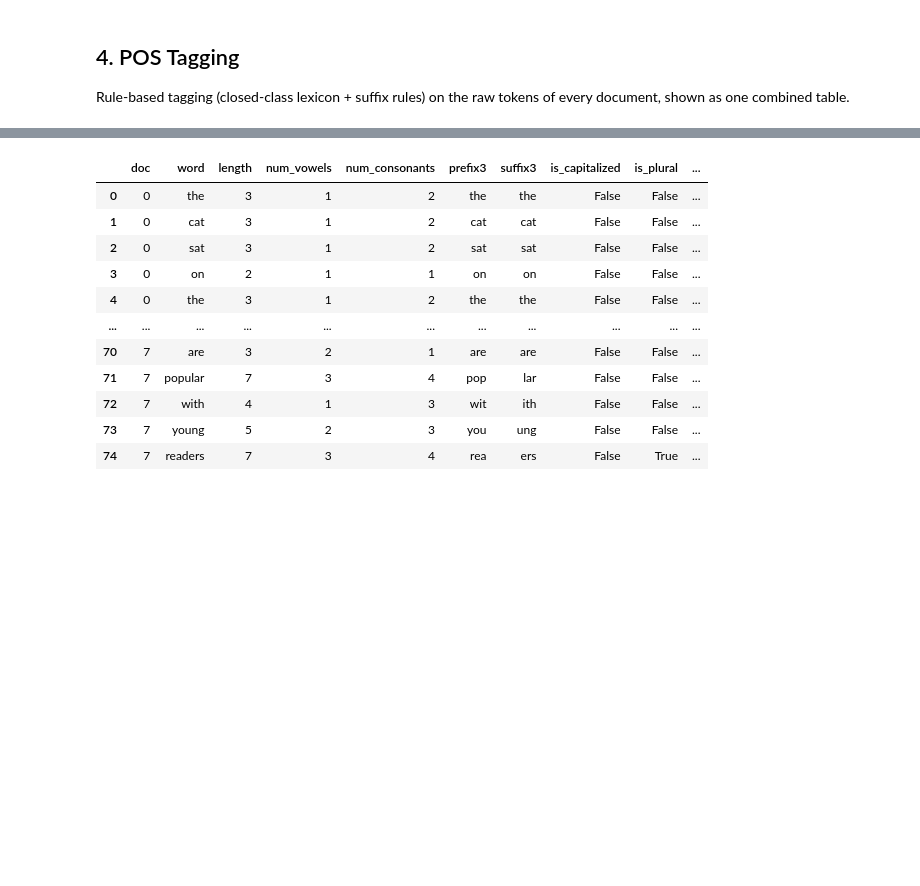
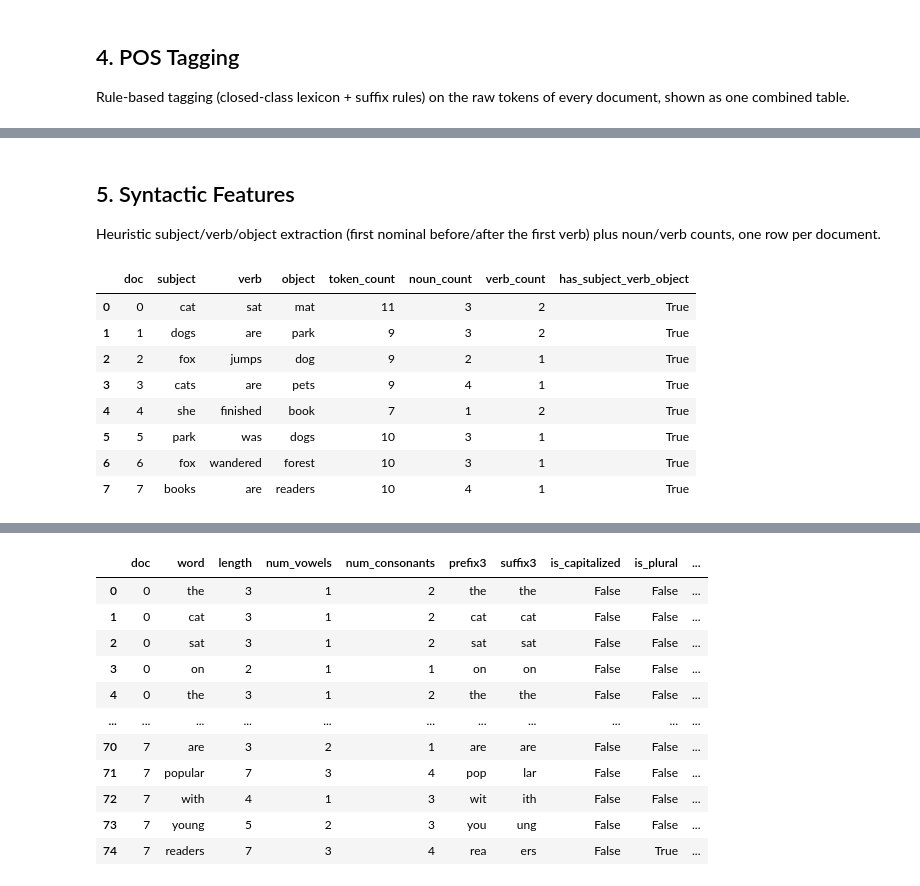
Before and after one commit to upahar-khatiwada/Feature-Extraction-in-Text, a Jupyter notebook: feature_extraction_demo.ipynb, the cells around one changed output, grey strips where cells are left out. Saved outputs shown, nothing was run; the diff lists cells and outputs as text; code cells hidden in the pictures; blank space fills up the shorter version.

```diff
--- a/feature_extraction_demo.ipynb
+++ b/feature_extraction_demo.ipynb
@@ -128,2 +133,27 @@ pos_df
 | 74 | 7 | readers | NOUN |
 75 rows × 3 columns
+# %% [markdown]
+## 5. Syntactic Features
+
+Heuristic subject/verb/object extraction (first nominal before/after the
+first verb) plus noun/verb counts, one row per document.
+# %%
+syntactic_frames = []
+for doc_index, tokens in enumerate(raw_tokens_per_doc):
+    tagged = pos_tag(tokens)
+    doc_syntax = syntactic_analysis(tagged)
+    doc_syntax.insert(0, "doc", doc_index)
+    syntactic_frames.append(doc_syntax)
+
+syntactic_df = pd.concat(syntactic_frames, ignore_index=True)
+syntactic_df
+# %% [output]
+|  | doc | subject | verb | object | token_count | noun_count | verb_count | has_subject_verb_object |
+| 0 | 0 | cat | sat | mat | 11 | 3 | 2 | True |
+| 1 | 1 | dogs | are | park | 9 | 3 | 2 | True |
+| 2 | 2 | fox | jumps | dog | 9 | 2 | 1 | True |
+| 3 | 3 | cats | are | pets | 9 | 4 | 1 | True |
+| 4 | 4 | she | finished | book | 7 | 1 | 2 | True |
+| 5 | 5 | park | was | dogs | 10 | 3 | 1 | True |
+| 6 | 6 | fox | wandered | forest | 10 | 3 | 1 | True |
+| 7 | 7 | books | are | readers | 10 | 4 | 1 | True |
```
Also changed, not shown: parts of 17 cells of this notebook.
